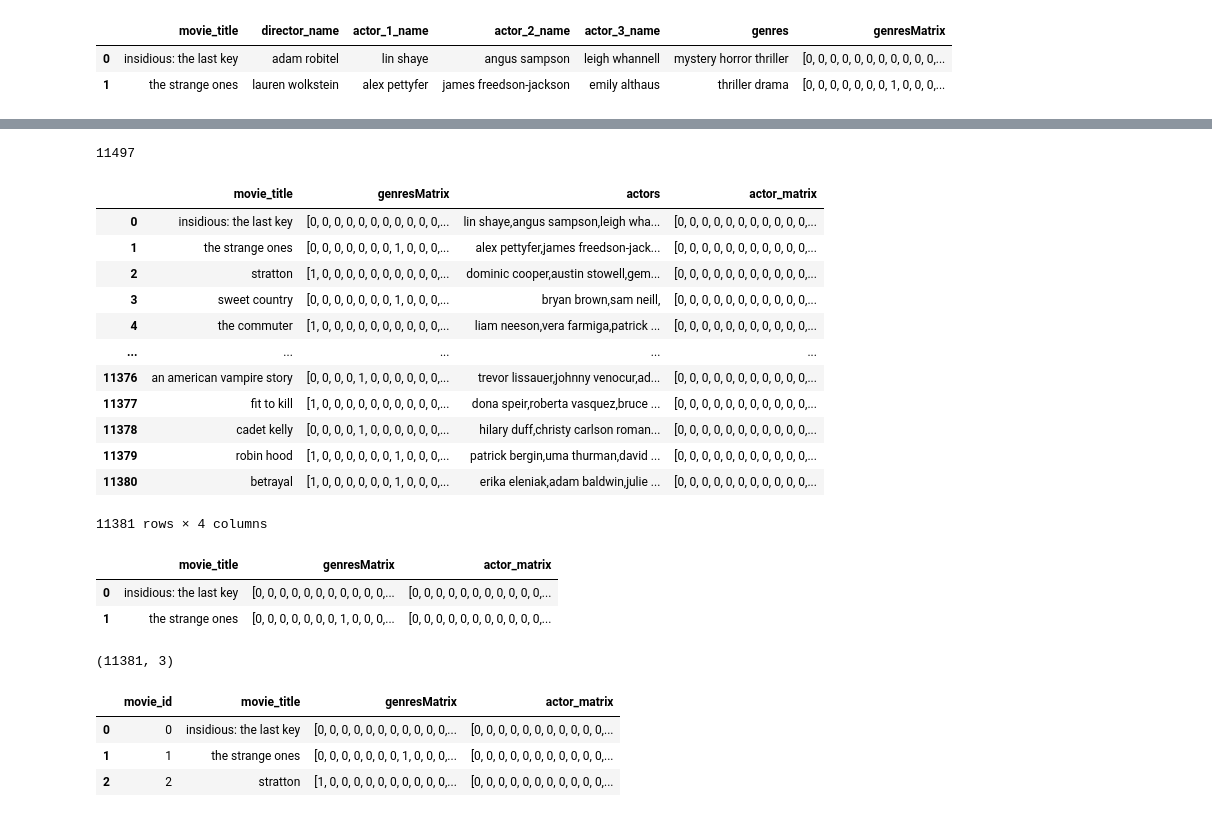
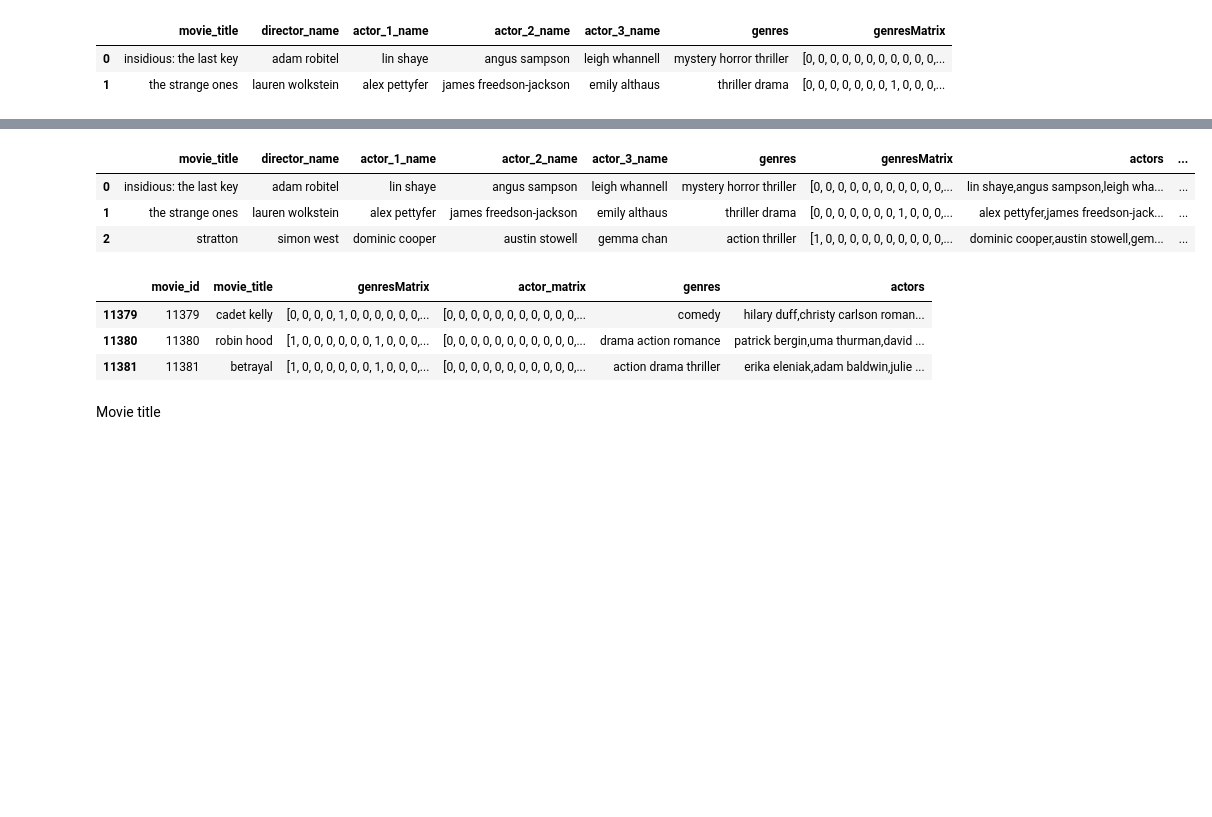
Before and after one commit to skar94376/Movie-Recommendation-Model, a Jupyter notebook: algo.ipynb, the cells around one changed output, grey strips where cells are left out. Cells and saved outputs as stored; diff of their text form; code cells hidden in the pictures; blank space fills up the shorter version.

Commit message:
Movie_title added for checking similarity

```diff
--- a/algo.ipynb
+++ b/algo.ipynb
@@ -83,33 +73,28 @@ a_list = list(set().union(actor_1_list, actor_2_list,actor_3_list))
-# %%
-len(a_list)
-# %% [output]
-11497
+# %%
+df['movie_id'] = np.arange(0,df.shape[0])
+# df = df[['movie_id','movie_title','actors','genres','genresMatrix']]
+# df.head(3)
 # %%
+actor_1_list = list(df.actor_1_name)
+actor_2_list = list(df.actor_2_name)
+actor_3_list = list(df.actor_3_name)
+a_list = list(set().union(actor_1_list, actor_2_list,actor_3_list))
+
 def set_actor_mat(actors):
     actor_matrix = []
     actor_list = actors.split(',')
     for i in a_list:
         if (i in actor_list):
             actor_matrix.append(1)
         else:
             actor_matrix.append(0)
     return actor_matrix
 
-dff['actor_matrix'] = dff.apply(lambda x: np.array(list(set_actor_mat(x['actors']))), axis=1)
-
-dff
+df['actor_matrix'] = df.apply(lambda x: np.array(list(set_actor_mat(x['actors']))), axis=1)
+df.head(3)
 # %% [output]
-|  | movie_title | genresMatrix | actors | actor_matrix |
-| 0 | insidious: the last key | [0, 0, 0, 0, 0, 0, 0, 0, 0, 0, 0,... | lin shaye,angus sampson,leigh wha... | [0, 0, 0, 0, 0, 0, 0, 0, 0, 0, 0,... |
-| 1 | the strange ones | [0, 0, 0, 0, 0, 0, 0, 1, 0, 0, 0,... | alex pettyfer,james freedson-jack... | [0, 0, 0, 0, 0, 0, 0, 0, 0, 0, 0,... |
-| 2 | stratton | [1, 0, 0, 0, 0, 0, 0, 0, 0, 0, 0,... | dominic cooper,austin stowell,gem... | [0, 0, 0, 0, 0, 0, 0, 0, 0, 0, 0,... |
-| 3 | sweet country | [0, 0, 0, 0, 0, 0, 0, 1, 0, 0, 0,... | bryan brown,sam neill, | [0, 0, 0, 0, 0, 0, 0, 0, 0, 0, 0,... |
-| 4 | the commuter | [1, 0, 0, 0, 0, 0, 0, 0, 0, 0, 0,... | liam neeson,vera farmiga,patrick ... | [0, 0, 0, 0, 0, 0, 0, 0, 0, 0, 0,... |
-| ... | ... | ... | ... | ... |
-| 11376 | an american vampire story | [0, 0, 0, 0, 1, 0, 0, 0, 0, 0, 0,... | trevor lissauer,johnny venocur,ad... | [0, 0, 0, 0, 0, 0, 0, 0, 0, 0, 0,... |
-| 11377 | fit to kill | [1, 0, 0, 0, 0, 0, 0, 0, 0, 0, 0,... | dona speir,roberta vasquez,bruce ... | [0, 0, 0, 0, 0, 0, 0, 0, 0, 0, 0,... |
-| 11378 | cadet kelly | [0, 0, 0, 0, 1, 0, 0, 0, 0, 0, 0,... | hilary duff,christy carlson roman... | [0, 0, 0, 0, 0, 0, 0, 0, 0, 0, 0,... |
-| 11379 | robin hood | [1, 0, 0, 0, 0, 0, 0, 1, 0, 0, 0,... | patrick bergin,uma thurman,david ... | [0, 0, 0, 0, 0, 0, 0, 0, 0, 0, 0,... |
-| 11380 | betrayal | [1, 0, 0, 0, 0, 0, 0, 1, 0, 0, 0,... | erika eleniak,adam baldwin,julie ... | [0, 0, 0, 0, 0, 0, 0, 0, 0, 0, 0,... |
+|  | movie_title | director_name | actor_1_name | actor_2_name | actor_3_name | genres | genresMatrix | actors | ... |
+| 0 | insidious: the last key | adam robitel | lin shaye | angus sampson | leigh whannell | mystery horror thriller | [0, 0, 0, 0, 0, 0, 0, 0, 0, 0, 0,... | lin shaye,angus sampson,leigh wha... | ... |
+| 1 | the strange ones | lauren wolkstein | alex pettyfer | james freedson-jackson | emily althaus | thriller drama | [0, 0, 0, 0, 0, 0, 0, 1, 0, 0, 0,... | alex pettyfer,james freedson-jack... | ... |
+| 2 | stratton | simon west | dominic cooper | austin stowell | gemma chan | action thriller | [1, 0, 0, 0, 0, 0, 0, 0, 0, 0, 0,... | dominic cooper,austin stowell,gem... | ... |
-11381 rows × 4 columns
 # %%
@@ -117,11 +102,0 @@ dff.drop('actors',axis=1,inplace=True)
-# %%
-dff.head(2)
-# %% [output]
-|  | movie_title | genresMatrix | actor_matrix |
-| 0 | insidious: the last key | [0, 0, 0, 0, 0, 0, 0, 0, 0, 0, 0,... | [0, 0, 0, 0, 0, 0, 0, 0, 0, 0, 0,... |
-| 1 | the strange ones | [0, 0, 0, 0, 0, 0, 0, 1, 0, 0, 0,... | [0, 0, 0, 0, 0, 0, 0, 0, 0, 0, 0,... |
-# %%
-dff.reset_index(drop=True,inplace=True)
-dff.shape
-# %% [output]
-(11381, 3)
@@ -130,8 +103,11 @@ dff['movie_id'] = np.arange(0,dff.shape[0])
-# %%
-dff = dff[['movie_id','movie_title','genresMatrix','actor_matrix']]
-dff.head(3)
-# %% [output]
-|  | movie_id | movie_title | genresMatrix | actor_matrix |
-| 0 | 0 | insidious: the last key | [0, 0, 0, 0, 0, 0, 0, 0, 0, 0, 0,... | [0, 0, 0, 0, 0, 0, 0, 0, 0, 0, 0,... |
-| 1 | 1 | the strange ones | [0, 0, 0, 0, 0, 0, 0, 1, 0, 0, 0,... | [0, 0, 0, 0, 0, 0, 0, 0, 0, 0, 0,... |
-| 2 | 2 | stratton | [1, 0, 0, 0, 0, 0, 0, 0, 0, 0, 0,... | [0, 0, 0, 0, 0, 0, 0, 0, 0, 0, 0,... |
+# %%
+df.reset_index(drop=True,inplace=True)
+df = df[['movie_id','movie_title','genresMatrix','actor_matrix','genres','actors']]
+df.tail(3)
+# %% [output]
+|  | movie_id | movie_title | genresMatrix | actor_matrix | genres | actors |
+| 11379 | 11379 | cadet kelly | [0, 0, 0, 0, 1, 0, 0, 0, 0, 0, 0,... | [0, 0, 0, 0, 0, 0, 0, 0, 0, 0, 0,... | comedy | hilary duff,christy carlson roman... |
+| 11380 | 11380 | robin hood | [1, 0, 0, 0, 0, 0, 0, 1, 0, 0, 0,... | [0, 0, 0, 0, 0, 0, 0, 0, 0, 0, 0,... | drama action romance | patrick bergin,uma thurman,david ... |
+| 11381 | 11381 | betrayal | [1, 0, 0, 0, 0, 0, 0, 1, 0, 0, 0,... | [0, 0, 0, 0, 0, 0, 0, 0, 0, 0, 0,... | action drama thriller | erika eleniak,adam baldwin,julie ... |
+# %% [markdown]
+Movie title
```
Also changed, not shown: parts of 23 cells of this notebook.
